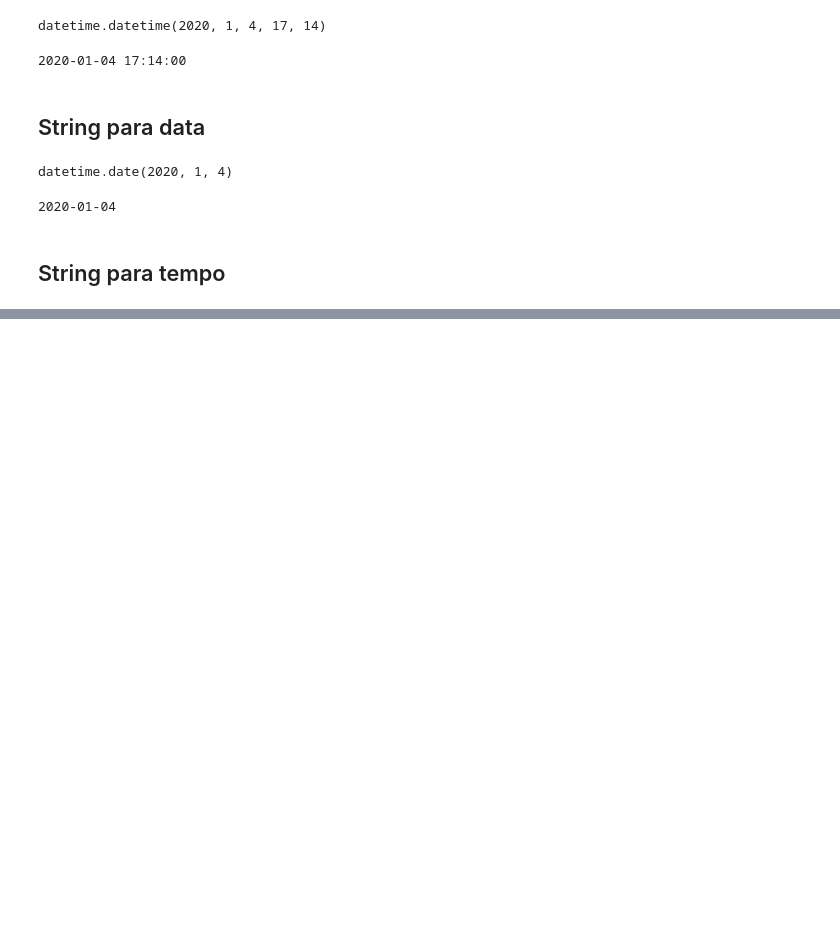
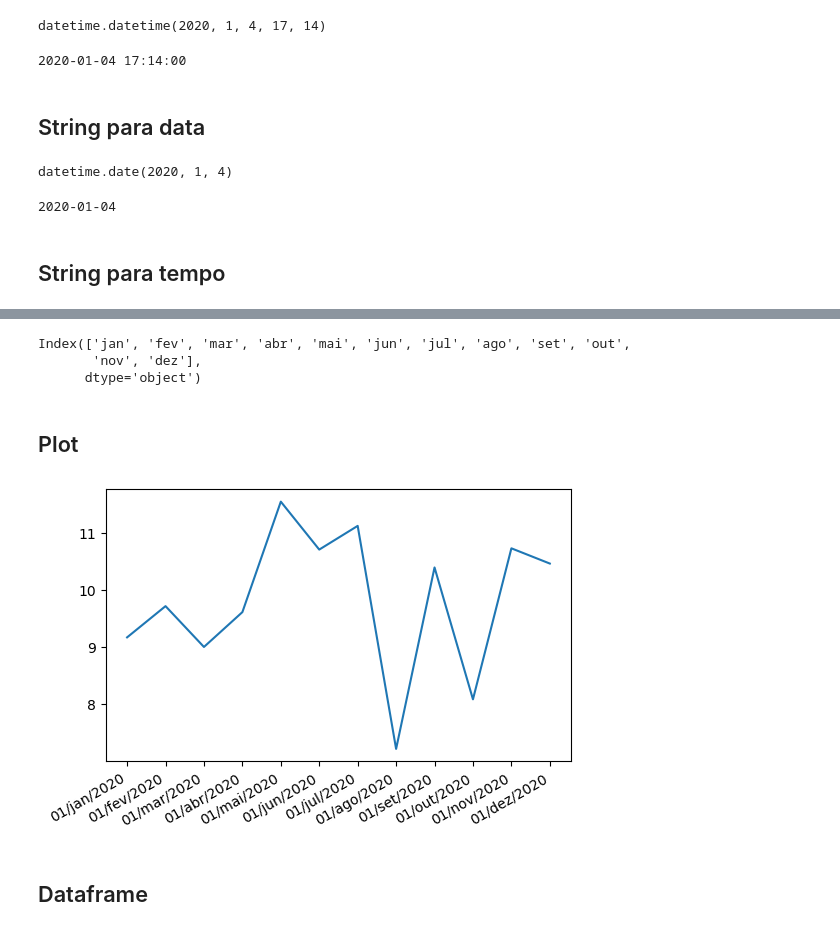
Before and after one commit to neriGabriel/data-science-machine-learning, a Jupyter notebook: modulo_time_series.ipynb, the cells around one changed output, grey strips where cells are left out. Saved outputs shown, nothing was run; the diff lists cells and outputs as text; code cells hidden in the pictures; blank space fills up the shorter version.

```diff
--- a/modulo_time_series.ipynb
+++ b/modulo_time_series.ipynb
@@ -85,0 +103,26 @@ str_tempo = ''
+# %%
+start = '01/01/2020'
+end = '31/12/2020'
+# %%
+x = pd.date_range(start, end, freq='MS').strftime('%d/%b/%Y')
+##x = pd.date_range(start, end, freq='MS').strftime('%b')
+# %%
+x
+# %% [output]
+Index(['jan', 'fev', 'mar', 'abr', 'mai', 'jun', 'jul', 'ago', 'set', 'out',
+       'nov', 'dez'],
+      dtype='object')
+# %% [markdown]
+## Plot
+# %%
+y = np.random.normal(10, 1, 12)
+# %%
+f, ax =plt.subplots(dpi=100)
+ax.plot(x, y)
+f.autofmt_xdate()
+
+plt.show()
+# %% [output]
+[figure, added]
+# %% [markdown]
+## Dataframe
```
Also changed, not shown: parts of 29 cells of this notebook.
